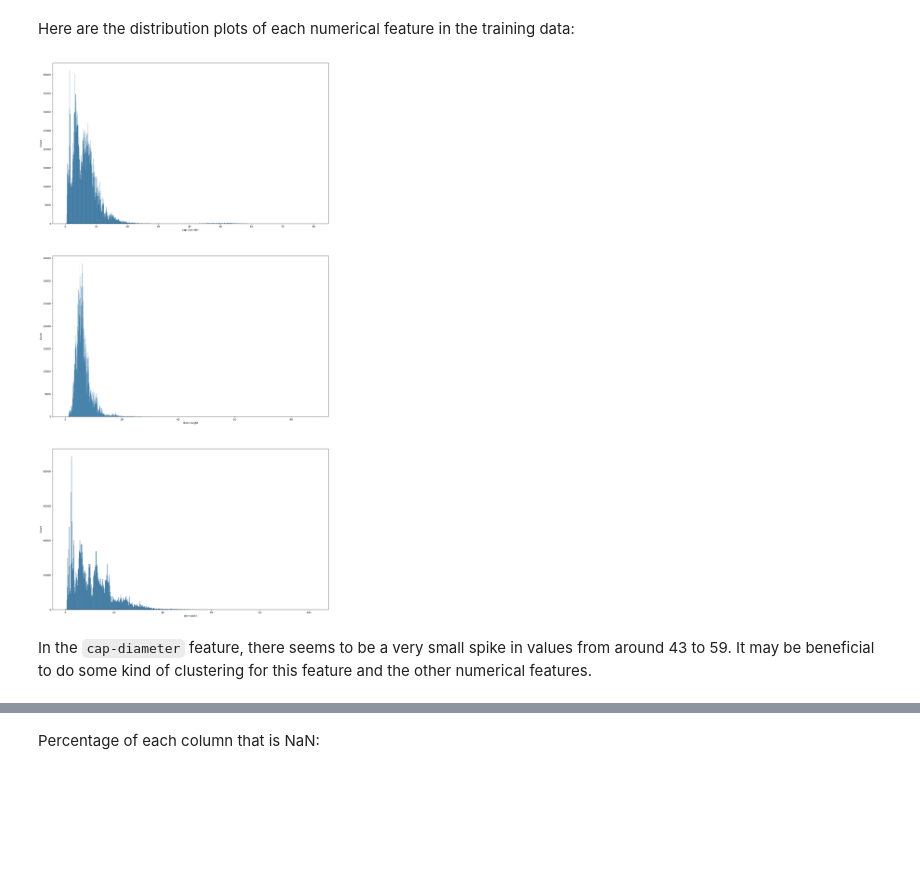
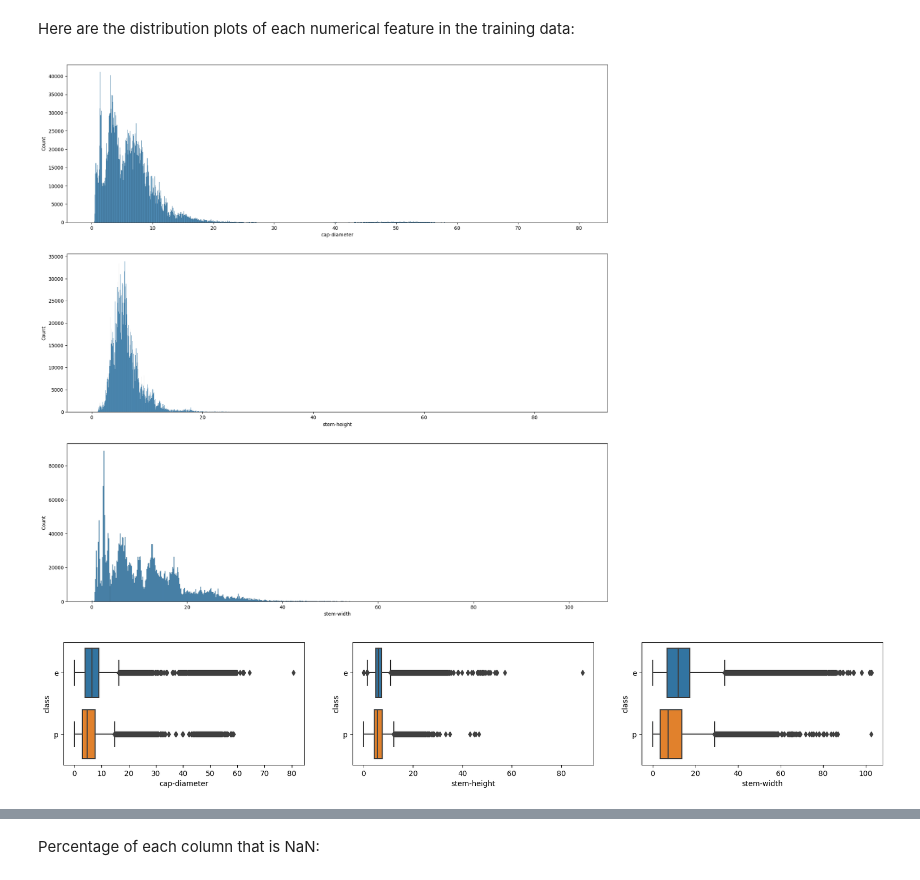
Before and after one commit to Kunritty/Poisonous-Mushrooms-Classification, a Jupyter notebook: Poisonous-Mushrooms-Classification.ipynb, the cells around one changed output, grey strips where cells are left out. Drawn from its saved outputs; the diff is of its cells as text; code cells hidden in the pictures; blank space fills up the shorter version.

```diff
--- a/Poisonous-Mushrooms-Classification.ipynb
+++ b/Poisonous-Mushrooms-Classification.ipynb
@@ -136,10 +141,15 @@ for i, col in enumerate(df_train.select_dtypes(["object"]).columns):
 # %% [markdown]
 Here are the distribution plots of each numerical feature in the training data:
 # %%
-fig, axs = plt.subplots(3, 1, figsize=(20,40))
+fig, axs = plt.subplots(3, 1, figsize=(20,20))
 for i, col in enumerate(df_train.select_dtypes(["float64"])):
     sns.histplot(df_train[col], ax=axs[i])
 # %% [output]
-[figure, old version]
+[figure, new version]
-# %% [markdown]
-In the `cap-diameter` feature, there seems to be a very small spike in values from around 43 to 59. It may be beneficial to do some kind of clustering for this feature and the other numerical features.
+# %%
+fig, axs = plt.subplots(1, 3, figsize=(20,3))
+axs = axs.flatten()
+for i, col in enumerate(df_train.select_dtypes(["float64"])):
+        sns.boxplot(x=df_train[col], y=df_train["class"], ax=axs[i])
+# %% [output]
+[figure, added]
```
Also changed, not shown: parts of 9 cells of this notebook.
